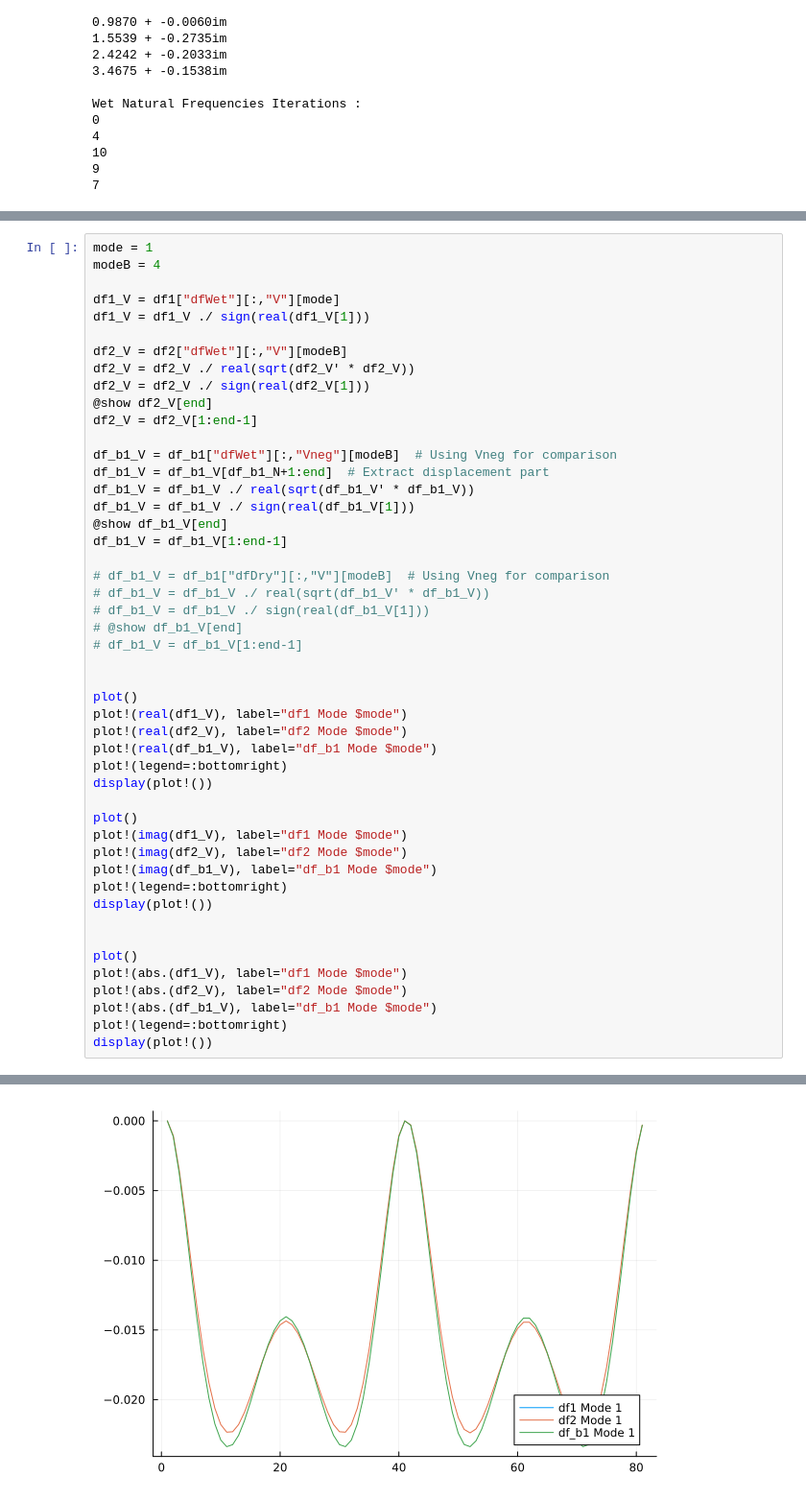
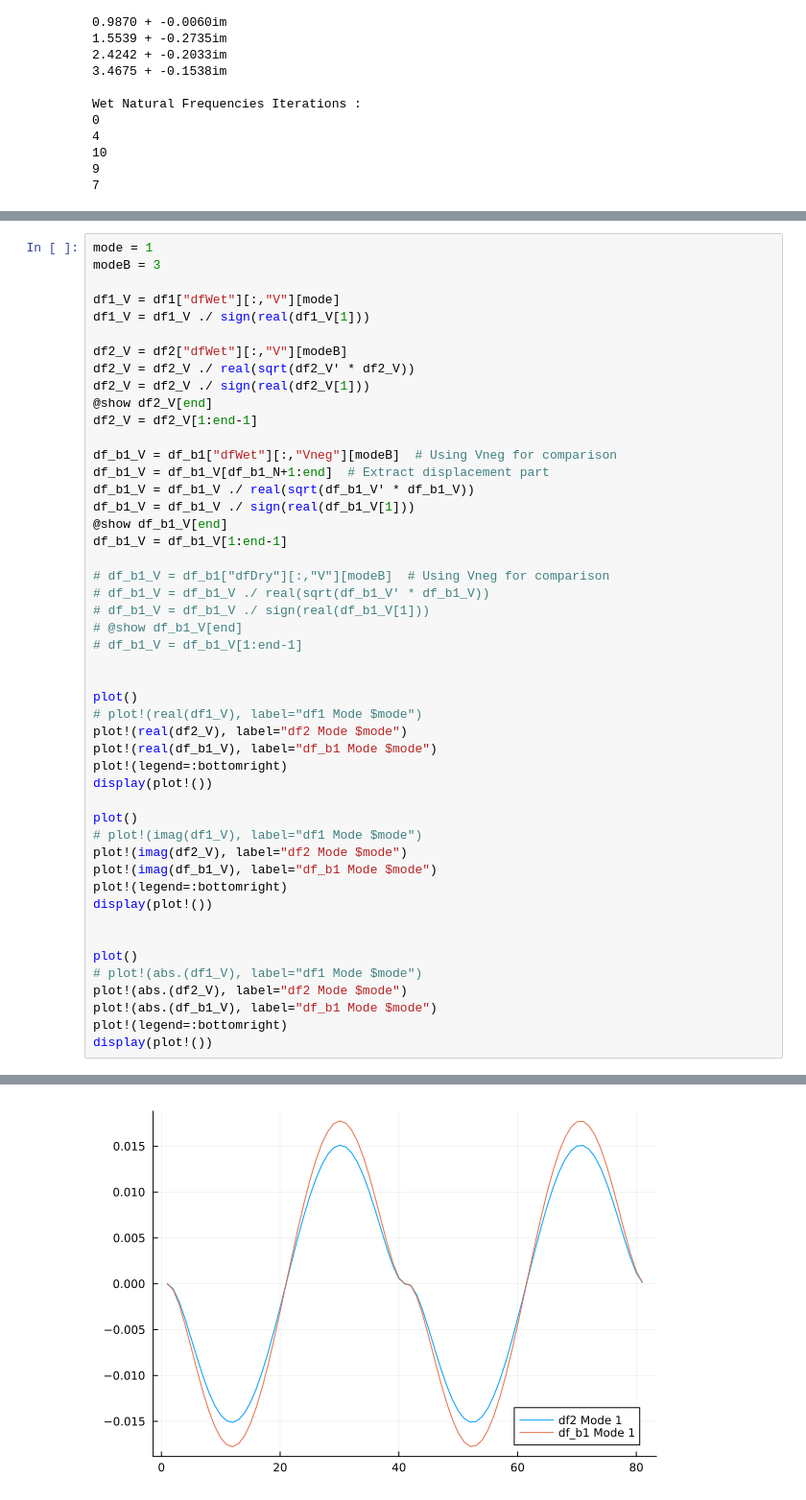
Before and after one commit to CMOE-TUDelft/HydroElasticFEM.jl, a Jupyter notebook: notes/LRHS/log_v004_Dev.ipynb, the cells around one changed output, grey strips where cells are left out. Shown at 96% size. Cells and saved outputs as stored; diff of their text form.

```diff
--- a/notes/LRHS/log_v004_Dev.ipynb
+++ b/notes/LRHS/log_v004_Dev.ipynb
@@ -164,7 +157,7 @@ Wet Natural Frequencies Iterations :
 6
 # %%
 mode = 1
-modeB = 4
+modeB = 3
 
 df1_V = df1["dfWet"][:,"V"][mode]
 df1_V = df1_V ./ sign(real(df1_V[1]))
@@ -190,14 +183,14 @@ df_b1_V = df_b1_V[1:end-1]
 
 
 plot()
-plot!(real(df1_V), label="df1 Mode $mode")
+# plot!(real(df1_V), label="df1 Mode $mode")
 plot!(real(df2_V), label="df2 Mode $mode")
 plot!(real(df_b1_V), label="df_b1 Mode $mode")
 plot!(legend=:bottomright)
 display(plot!())
 
 plot()
-plot!(imag(df1_V), label="df1 Mode $mode")
+# plot!(imag(df1_V), label="df1 Mode $mode")
 plot!(imag(df2_V), label="df2 Mode $mode")
 plot!(imag(df_b1_V), label="df_b1 Mode $mode")
 plot!(legend=:bottomright)
@@ -205,7 +198,7 @@ display(plot!())
 
 
 plot()
-plot!(abs.(df1_V), label="df1 Mode $mode")
+# plot!(abs.(df1_V), label="df1 Mode $mode")
 plot!(abs.(df2_V), label="df2 Mode $mode")
 plot!(abs.(df_b1_V), label="df_b1 Mode $mode")
 plot!(legend=:bottomright)
@@ -215 +208 @@ display(plot!())
-[figure, old version]
+[figure, new version]
```
Also changed, not shown: parts of 3 cells of this notebook, 1 other file.
